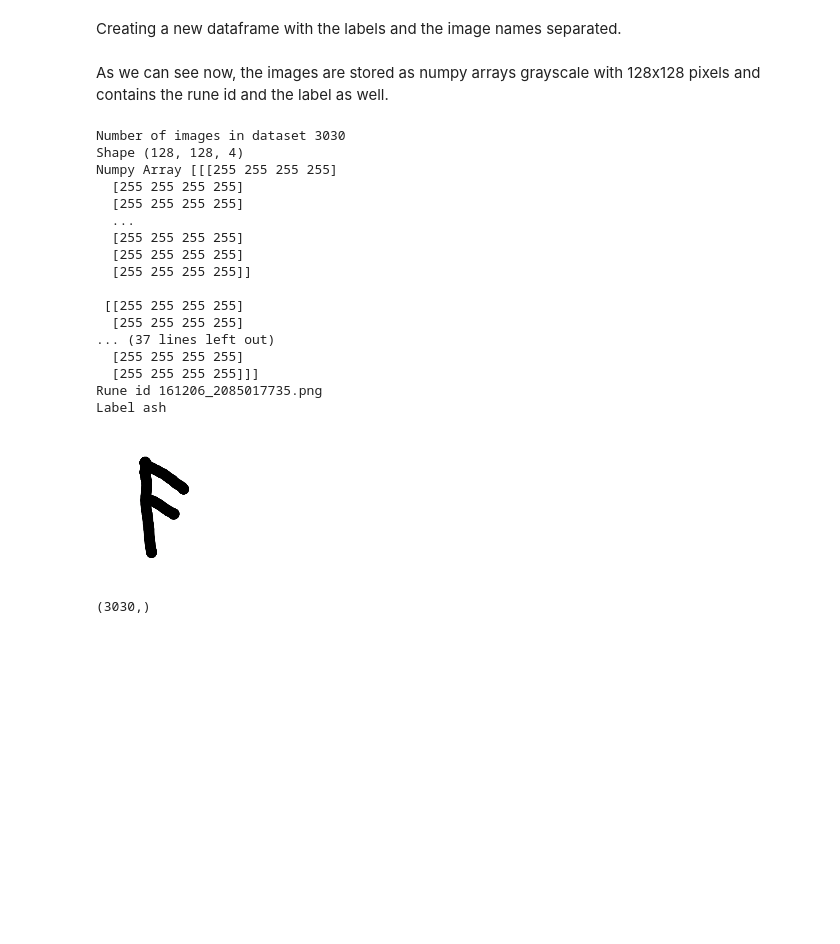
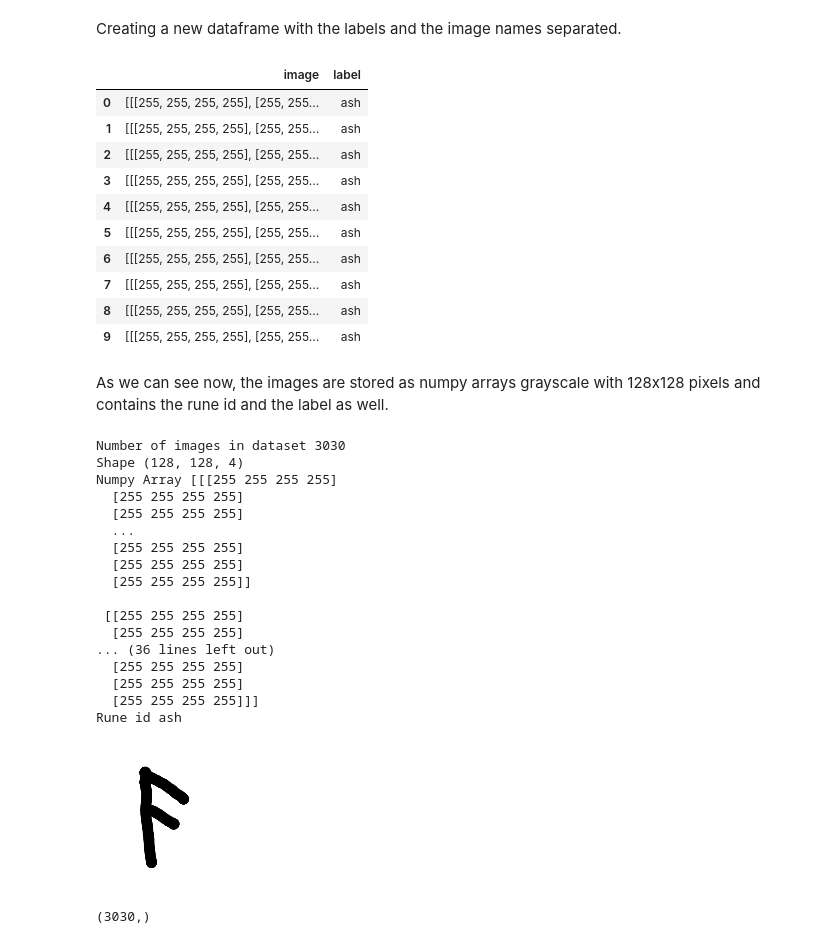
Before and after one commit to alexbejann/frisian-runes-recognition, a Jupyter notebook: MLBD-Assignment2/Part_2_CNN.ipynb, the cells around one changed output. Cells and saved outputs as stored; diff of their text form; code cells hidden in the pictures; blank space fills up the shorter version.

```diff
--- a/MLBD-Assignment2/Part_2_CNN.ipynb
+++ b/MLBD-Assignment2/Part_2_CNN.ipynb
@@ -99,5 +103,17 @@ labeled_images_df = pd.DataFrame(dataset_rgba, columns=["image", "rune_id", "lab
 # %%
-# labeled_images_df.head(10)
+labeled_images_df.head(10)
+# %% [output]
+|  | image | label |
+| 0 | [[[255, 255, 255, 255], [255, 255... | ash |
+| 1 | [[[255, 255, 255, 255], [255, 255... | ash |
+| 2 | [[[255, 255, 255, 255], [255, 255... | ash |
+| 3 | [[[255, 255, 255, 255], [255, 255... | ash |
+| 4 | [[[255, 255, 255, 255], [255, 255... | ash |
+| 5 | [[[255, 255, 255, 255], [255, 255... | ash |
+| 6 | [[[255, 255, 255, 255], [255, 255... | ash |
+| 7 | [[[255, 255, 255, 255], [255, 255... | ash |
+| 8 | [[[255, 255, 255, 255], [255, 255... | ash |
+| 9 | [[[255, 255, 255, 255], [255, 255... | ash |
 # %% [markdown]
 As we can see now, the images are stored as numpy arrays grayscale with 128x128 pixels and contains the rune id and the label as well.
 # %%
@@ -105,7 +121,7 @@ print('Number of images in dataset', len(dataset_rgba))
 print('Shape', dataset_rgba[200][0].shape)
 print('Numpy Array', dataset_rgba[200][0])
 print('Rune id', dataset_rgba[200][1])
-print('Label', dataset_rgba[200][2])
+#print('Label', dataset_rgba[200][2])
 display(dataset_rgba[200][0])
 # %% [output]
 Number of images in dataset 3030
@@ -120,11 +136,11 @@ Numpy Array [[[255 255 255 255]
 
  [[255 255 255 255]
   [255 255 255 255]
-... (37 lines left out)
+... (36 lines left out)
+  [255 255 255 255]
   [255 255 255 255]
   [255 255 255 255]]]
-Rune id 161206_2085017735.png
-Label ash
+Rune id ash
 [figure]
 # %%
 print(labeled_images_df['image'].shape)
```
Also changed, not shown: parts of 24 cells of this notebook.
